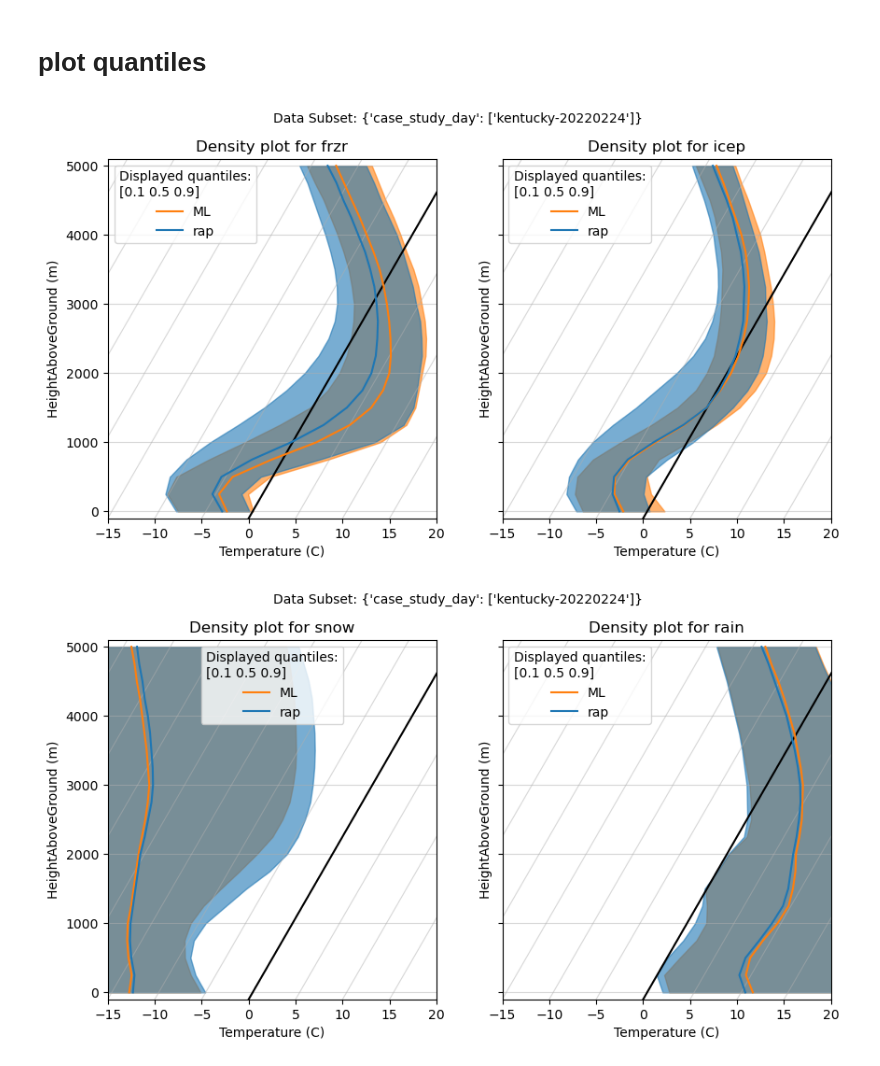
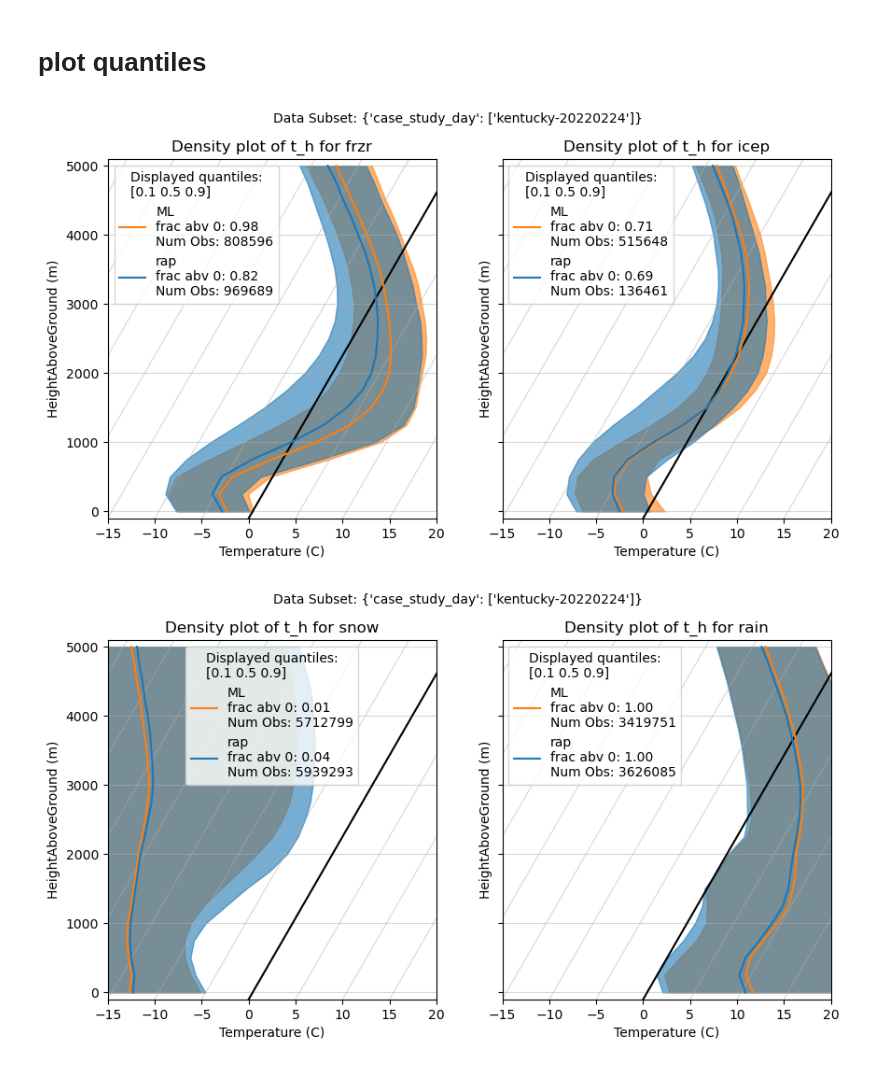
Before and after one commit to ai2es/ptype-physical, a Jupyter notebook: composite-soundings/plot-mean-med-quantiles.ipynb, the cells around one changed output. Saved outputs shown, nothing was run; the diff lists cells and outputs as text; code cells hidden in the pictures.

Commit message:
added frac above 0 and num obs to plot-all=models and plot-mean-med-quant

```diff
--- a/composite-soundings/plot-mean-med-quantiles.ipynb
+++ b/composite-soundings/plot-mean-med-quantiles.ipynb
@@ -22,7 +35,7 @@ select_case = {'case_study_day': 'kentucky-20220224',
                #'init_hr': [0,2],
               }
 #which profiles to plot
-proftypes = ['t_h', 'dpt_h','wb_h']
+proftypes = ['dpt_h','wb_h','t_h' ]
 
 
 ds = xr.open_dataset(join(data_dir,f"{model}_all.nc"), engine='netcdf4')
@@ -41,14 +54,21 @@ h = ds.heightAboveGround
 for pair in allptypes:
     fig, axs = utils.skewCompositeFigAx(figsize=(10,7),num_subplots=2)
     for i, ptype in enumerate(pair):
-        ml = query.query(['ML_' + ptype], ['t_h', 'dpt_h','wb_h'], 'mean', select_case)
-        nwp = query.query([ptype], ['t_h', 'dpt_h','wb_h'], 'mean', select_case)
+        ml = query.query(['ML_' + ptype], ['t_h', 'dpt_h','wb_h'],
+                         ['mean', 'fabv'], select_case)
+        nwp = query.query([ptype], ['t_h', 'dpt_h','wb_h'],
+                          ['mean', 'fabv'], select_case)
         ax = axs[i]
-        for var in lstyledict.keys():
+        for var in proftypes:
             ax.plot(ml[f'{var}_mean'].values.flatten(), h, color='c', linestyle=lstyledict[var])
             ax.plot(nwp[f'{var}_mean'].values.flatten(), h, color='m', linestyle=lstyledict[var])
             line, = ax.plot([],[], color='0', linestyle=lstyledict[var])
-            line.set_label(var)
+            if var=='t_h':
+                ml_fabv = ml.t_h_fabv.values.flatten()[0]
+                nwp_fabv = nwp.t_h_fabv.values.flatten()[0]
+                line.set_label(f'''{var}\nML frac abv 0: {ml_fabv:.2f}\n{model} frac abv 0: {nwp_fabv:.2f}''')
+            else:
+                line.set_label(var)
 
         ml = query.query(['ML_' + ptype], ['t_h', 'dpt_h','wb_h'], ['fabv'])
         nwp = query.query([ptype], ['t_h', 'dpt_h','wb_h'], ['fabv'])
@@ -66,10 +86,14 @@ for pair in allptypes:
         ax.set_xlim(-15,20)
         ax.set_xlabel('Temperature (C)')
         ax.set_ylabel('HeightAboveGround (m)')
+
+        mlobs = query.num_obs('ML_' + ptype, select_case)
+        nwpobs = query.num_obs(ptype, select_case)
+
         line, = ax.plot([],[], color='c')
-        line.set_label('ML')
+        line.set_label(f'ML\nNum Obs: {mlobs.values[0]:.0f}')
         line, = ax.plot([],[], color='m')
-        line.set_label(model)
+        line.set_label(f'{model}\nNum Obs: {nwpobs.values[0]:.0f}')
 
         ax.legend()
     fig.suptitle(f'Data Subset: {select_case}', fontsize=10)
@@ -141,34 +165,43 @@ num_q = len(half_quantiles)
 # %%
 bad = ['cfrzr', 'cicep']
 good = ['csnow', 'crain']
 allptypes = [bad,good]
 h = ds.heightAboveGround
 
 
 for pair in allptypes:
     fig, axs = utils.skewCompositeFigAx(figsize=(10,5),num_subplots=2)
     for ax, ptype in zip(axs, pair):
-        ml = query.quantile(quantiles, ['ML_' + ptype], var, select_case)
-        nwp = query.quantile(quantiles, ptype, var, select_case)
+        ml = query.quantile(quantiles, ['ML_' + ptype], [var], select_case)
+        nwp = query.quantile(quantiles, ptype, [var], select_case)
 
         for data, color in zip([ml,nwp], ['#FF7F0E','#1F77B4']):
             for i in range(num_q):
                 lowerq = data[f'{var}_q'].sel(quantile=quantiles[i]).values.flatten()
                 upperq = data[f'{var}_q'].sel(quantile=quantiles[-(i + 1)]).values.flatten()
                 ax.fill_betweenx(h, lowerq, upperq, alpha=0.6, color=color)
             ax.plot(data[f'{var}_q'].sel(quantile=0.5, method='nearest').values.flatten(), h, color=color)
 
-        ax.set_title(f'Density plot for {ptype[1:]}')
+        ax.set_title(f'Density plot of {var} for {ptype[1:]}')
         ax.set_xlim(-15,20)
         ax.set_xlabel('Temperature (C)')
         ax.set_ylabel('HeightAboveGround (m)')
+
+        ml = query.query(['ML_' + ptype], 't_h', ['fabv'], select_case)
+        nwp = query.query(ptype, 't_h', ['fabv'],select_case)
+        ml_fabv = ml.t_h_fabv.values[0]
+        nwp_fabv = nwp.t_h_fabv.values[0]
+
+        mlobs = query.num_obs('ML_' + ptype, select_case)
+        nwpobs = query.num_obs(ptype, select_case)
+
         line, = ax.plot([],[], color='#FF7F0E')
-        line.set_label('ML')
+        line.set_label(f'ML\nfrac abv 0: {ml_fabv:.2f}\nNum Obs: {mlobs.values[0]:.0f}')
         line, = ax.plot([],[], color='#1F77B4')
-        line.set_label(model)
+        line.set_label(f'{model}\nfrac abv 0: {nwp_fabv:.2f}\nNum Obs: {nwpobs.values[0]:.0f}')
 
         ax.legend(title=f'Displayed quantiles:\n{quantiles}')
     fig.suptitle(f'Data Subset: {select_case}', fontsize=10)
 # %% [output]
-[figure, old version]
+[figure, new version]
-[figure, old version]
+[figure, new version]
```
Also changed, not shown: parts of 2 cells of this notebook, 3 other files.
